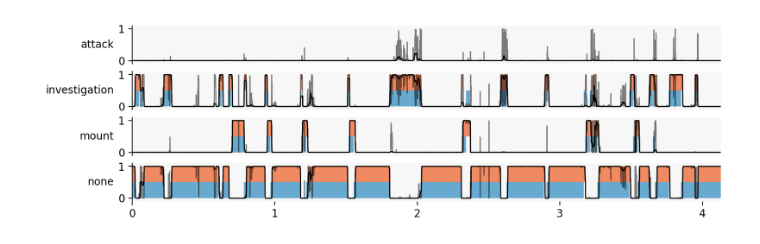
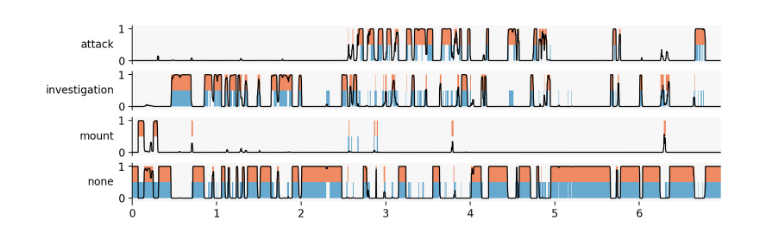
Before and after one commit to pnuehrenberg/vassi, a Jupyter notebook: examples/CALMS21/classification.ipynb, the cells around one changed output. Saved outputs shown, nothing was run; the diff lists cells and outputs as text; code cells hidden in the pictures.

Commit message:
better logging with loguru

```diff
--- a/examples/CALMS21/classification.ipynb
+++ b/examples/CALMS21/classification.ipynb
@@ -25,6 +30,6 @@ cfg.trajectory_keys = (
     "timestamps",
 )
 # %%
-dataset_train = load_dataset("mice_train", directory="../../datasets/CALMS21/train", target="dyads")
-dataset_test = load_dataset("mice_test", directory="../../datasets/CALMS21/test", target="dyads")
+dataset_train = load_dataset("mice_train", directory="../../datasets/CALMS21/train", target="dyad", background_category="none")
+dataset_test = load_dataset("mice_test", directory="../../datasets/CALMS21/test", target="dyad", background_category="none")
 # %% [output]
@@ -42,25 +53,26 @@ from automated_scoring.classification.optimize import optimize_smoothing
 
 
 def smooth(parameters, array):
-    return medfilt(array, parameters["median_filter_window"])
+    return sliding_median(array, parameters["median_filter_window"])
 
 
-set_logging_level("INFO")
+set_logging_level("SUCCESS")
+
 
 best_parameters = optimize_smoothing(
     dataset_train,
     extractor,
-    XGBClassifier(n_estimators=100),
+    XGBClassifier(n_estimators=1000),
     smooth,
     smoothing_parameters_grid={"median_filter_window": np.arange(3, 91, 2)},
     remove_overlapping_predictions=False,
-    num_iterations=4,
+    num_iterations=20,
     k=5,
-    exclude=[("intruder", "resident")],
+    exclude_individuals=["intruder"],
     sampling_func=subsample_train,
     tolerance=0.005,
     random_state=1,
     plot_results=False,
-    # results_path=".",
+    results_path=".",
 )
 # %% [output]
@@ -76,7 +101,7 @@ best_parameters  # -> {"median_filter_window": 47}
 # redifine the smoothing function with the optimal parameter
 
 def optimal_smooth(*, array):
-    return medfilt(array, 47)  # result from above
+    return sliding_median(array, int(best_parameters["median_filter_window"]))
 # %%
 # this cell is equivalent to smoothing_experiment-mice.py
 # (see comment above)
@@ -130,11 +187,12 @@ for ax in axes[1:]:
 # %%
+set_logging_level("SUCCESS")
+
 k_fold_result = k_fold_predict(
     dataset_train,
     extractor,
     XGBClassifier(n_estimators=1000, random_state=1),
     k=5,
-    exclude=[("intruder", "resident")],
+    exclude_individuals=["intruder"],
     random_state=ensure_generator(1),
     sampling_func=subsample_train,
-    show_progress=True,
-).smooth([optimal_smooth], decision_thresholds=[0.3, 0, 0, 0])
+).smooth([optimal_smooth], decision_thresholds=[0.4, 0, 0, 0])
@@ -141,16 +206,16 @@ k_fold_result = k_fold_predict(
 # %%
-dyad_results = k_fold_result.classification_results[3].classification_results[('resident', 'intruder')]
+dyad_results = k_fold_result.classification_results[69].classification_results[('resident', 'intruder')]
 
 plot_classification_timeline(
     dyad_results.predictions,
     dyad_results.categories,
     annotations=dyad_results.annotations,
     timestamps=dyad_results.timestamps,
     interval=(-np.inf, np.inf),
-    y_proba=dyad_results.y_proba,
+    # y_proba=dyad_results.y_proba,
     y_proba_smoothed=dyad_results.y_proba_smoothed,
     x_tick_step=(60 * 30),
     x_tick_conversion=lambda ticks: [int(tick / (30 * 60)) for tick in ticks],
 )
 # %% [output]
-[figure, old version]
+[figure, new version]
```
Also changed, not shown: parts of 10 cells of this notebook, 43 other files.
